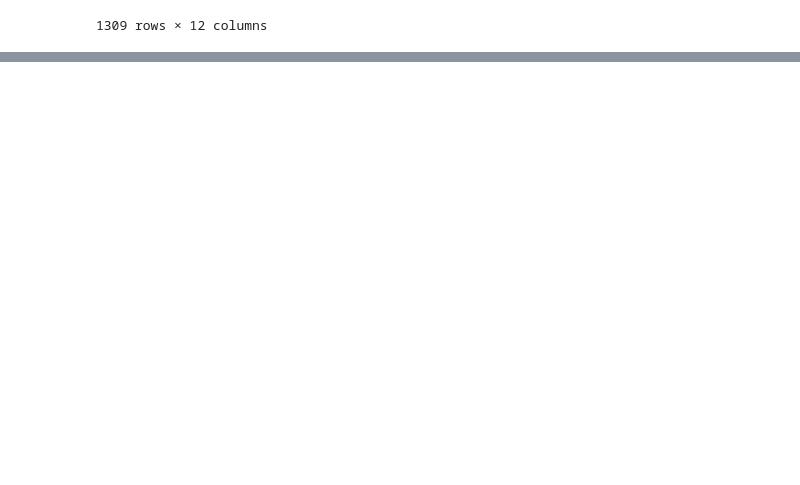
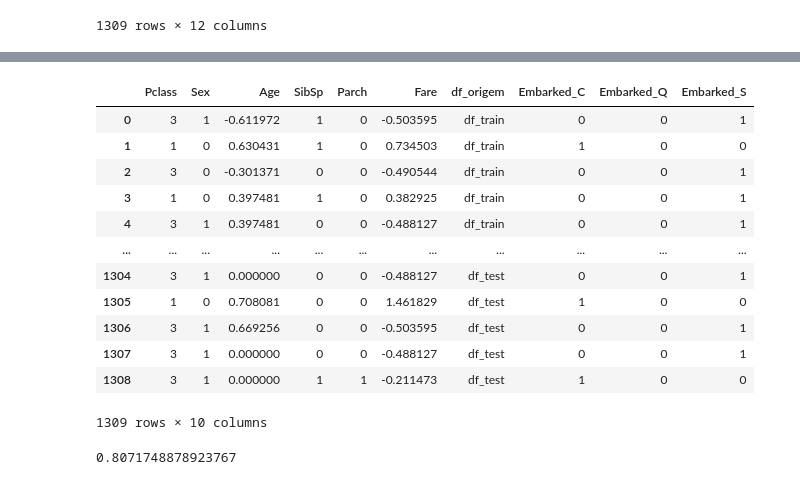
Before and after one commit to SauloCJ/Data_Science, a Jupyter notebook: Titanic - Machine Learning from Disaster/titanic.ipynb, the cells around one changed output, grey strips where cells are left out. Drawn from its saved outputs; the diff is of its cells as text; code cells hidden in the pictures; blank space fills up the shorter version.

```diff
--- a/Titanic - Machine Learning from Disaster/titanic.ipynb
+++ b/Titanic - Machine Learning from Disaster/titanic.ipynb
@@ -264,3 +269,23 @@ df_merge['Fare'].fillna(value=df_merge['Fare'].mean(),inplace=True)
 df_merge['Embarked'].fillna(value=df_merge['Embarked'].mode()[0],inplace=True)
 # %%
 df_merge['Sex'] = df_merge['Sex'].map({'female':0 ,'male':1})
+# %%
+scaler = StandardScaler()
+df_merge[['Age', 'Fare']] = scaler.fit_transform(df_merge[['Age', 'Fare']])
+# %%
+df_merge = pd.get_dummies(df_merge, columns=['Embarked'], dtype='int')
+df_merge
+# %% [output]
+|  | Pclass | Sex | Age | SibSp | Parch | Fare | df_origem | Embarked_C | Embarked_Q | Embarked_S |
+| 0 | 3 | 1 | -0.611972 | 1 | 0 | -0.503595 | df_train | 0 | 0 | 1 |
+| 1 | 1 | 0 | 0.630431 | 1 | 0 | 0.734503 | df_train | 1 | 0 | 0 |
+| 2 | 3 | 0 | -0.301371 | 0 | 0 | -0.490544 | df_train | 0 | 0 | 1 |
+| 3 | 1 | 0 | 0.397481 | 1 | 0 | 0.382925 | df_train | 0 | 0 | 1 |
+| 4 | 3 | 1 | 0.397481 | 0 | 0 | -0.488127 | df_train | 0 | 0 | 1 |
+| ... | ... | ... | ... | ... | ... | ... | ... | ... | ... | ... |
+| 1304 | 3 | 1 | 0.000000 | 0 | 0 | -0.488127 | df_test | 0 | 0 | 1 |
+| 1305 | 1 | 0 | 0.708081 | 0 | 0 | 1.461829 | df_test | 1 | 0 | 0 |
+| 1306 | 3 | 1 | 0.669256 | 0 | 0 | -0.503595 | df_test | 0 | 0 | 1 |
+| 1307 | 3 | 1 | 0.000000 | 0 | 0 | -0.488127 | df_test | 0 | 0 | 1 |
+| 1308 | 3 | 1 | 0.000000 | 1 | 1 | -0.211473 | df_test | 1 | 0 | 0 |
+1309 rows × 10 columns
@@ -266,0 +301,4 @@ df_merge['Sex'] = df_merge['Sex'].map({'female':0 ,'male':1})
+# %%
+print(accuracy_score(y_logist, y_test))
+# %% [output]
+0.8071748878923767
```
Also changed, not shown: parts of 7 cells of this notebook.
